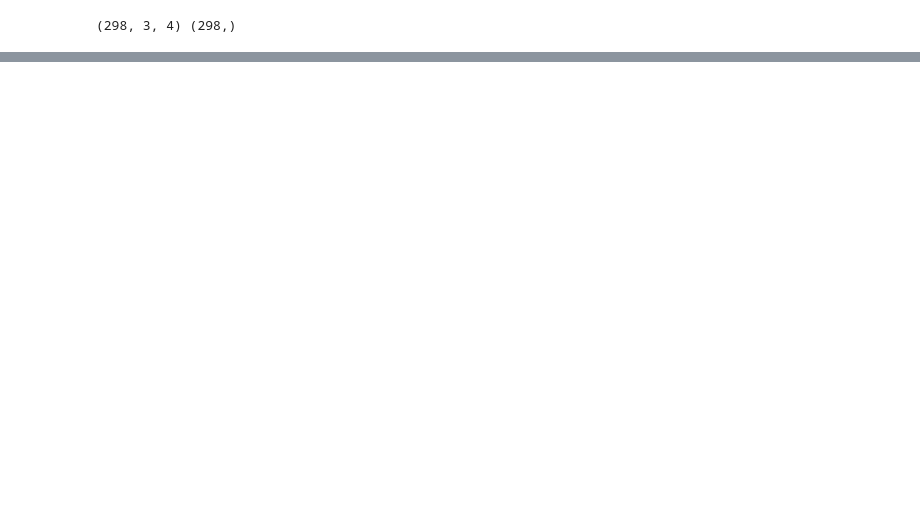
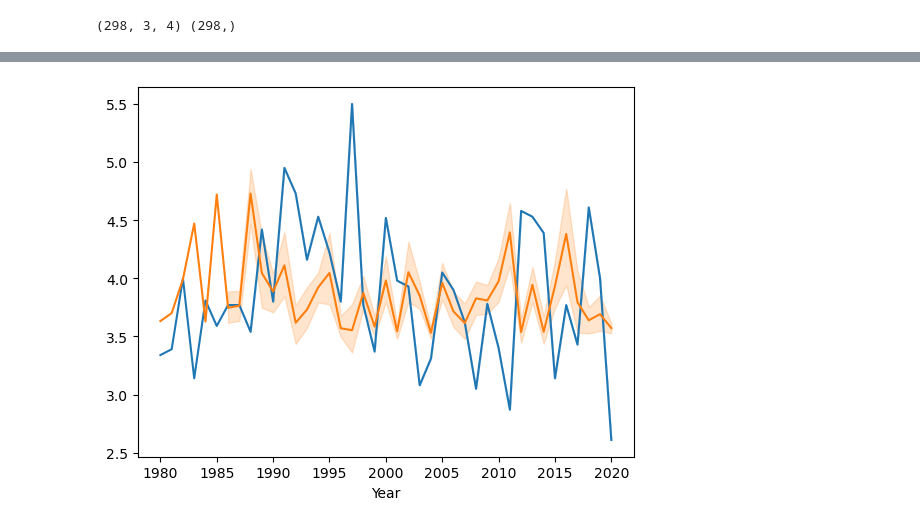
Before and after one commit to coldzonemt/Capstone_2, a Jupyter notebook: Modeling.ipynb, the cells around one changed output, grey strips where cells are left out. Cells and saved outputs as stored; diff of their text form; code cells hidden in the pictures; blank space fills up the shorter version.

Commit message:
add some semblence of model assessment

```diff
--- a/Modeling.ipynb
+++ b/Modeling.ipynb
@@ -174,6 +174,6 @@ Epoch 200/200
 <keras.src.callbacks.history.History at 0x...>
 # %%
-def predict_yield(model, scaler, label_encoder, station, prcp, tmax, tmin, n_steps=3):
+def predict_yield(model, scaler, station, prcp, tmax, tmin, n_steps=3):
 
     # Prepare and scale the new data
     new_data = np.array([[station, prcp, tmax, tmin, 0]])  # Initial Yield value as 0
@@ -228,0 +277,4 @@ Predicted Yield (Unit/Acre): 3.69
+# %%
+true_yield = 3.34
+predicted_yield = predict_yield(model, scaler, 8, 0.0, 57.0, 37.0)
+print(true_yield, predicted_yield)
@@ -228,0 +284,9 @@ Predicted Yield (Unit/Acre): 3.69
+# %%
+# Store actual and predicted yields to compare
+true_y = []
+predict_y = []
+# %%
+for index, row in df.iterrows():
+    predicted_yield = predict_yield(model, scaler, row['STATION'], row['PRCP'], row['TMAX'], row['TMIN'])
+    true_y.append(row['Yield(Unit/Acre)'])
+    predict_y.append(predicted_yield)
@@ -228,0 +406,5 @@ Predicted Yield (Unit/Acre): 3.69
+# %%
+sns.lineplot(data=df, x='Year', y=true_y)
+sns.lineplot(data=df, x='Year', y=predict_y);
+# %% [output]
+[figure, added]
```
Also changed, not shown: parts of 14 cells of this notebook.
